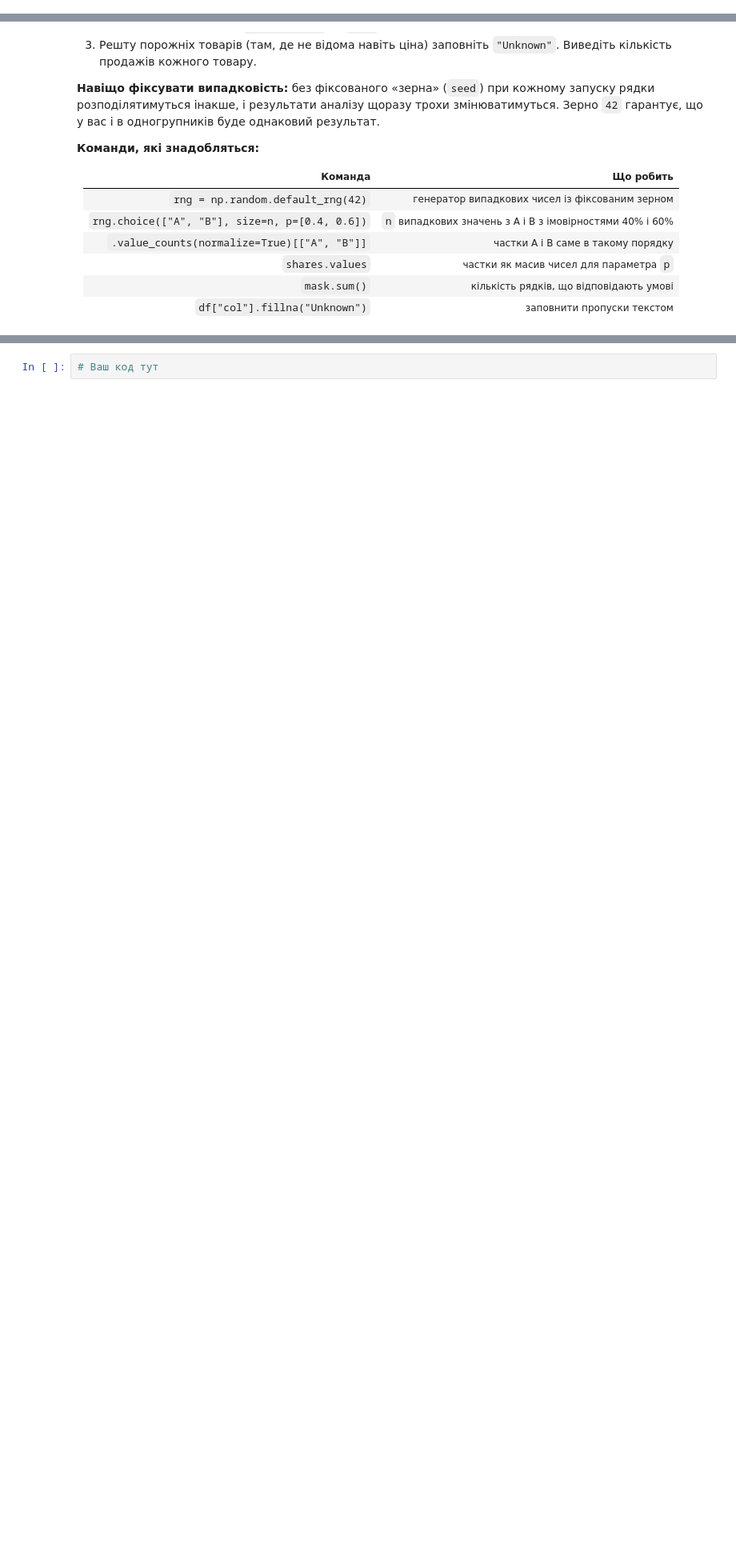
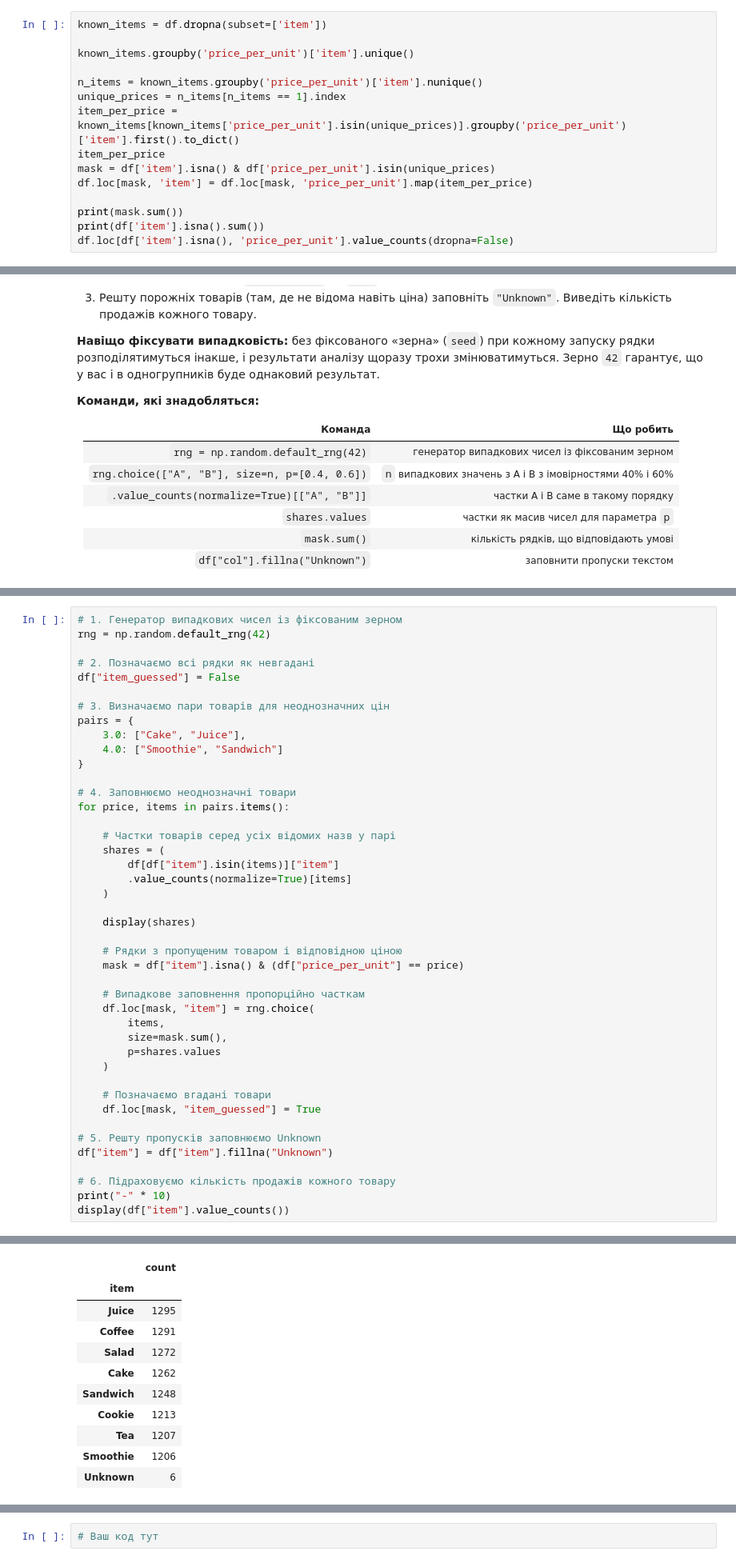
Before and after one commit to LiliiaKuchvara/Cafe-sales_DTA, a Jupyter notebook: Kopie_von_Pandas_lesson_34_03_11_26_training_project_cafe_sales.ipynb, the cells around one changed output, grey strips where cells are left out. Shown at 80% size. Cells and saved outputs as stored; diff of their text form; blank space fills up the shorter version.

```diff
--- a/Kopie_von_Pandas_lesson_34_03_11_26_training_project_cafe_sales.ipynb
+++ b/Kopie_von_Pandas_lesson_34_03_11_26_training_project_cafe_sales.ipynb
@@ -972,0 +518,15 @@ dtype: int64
+# %%
+known_items = df.dropna(subset=['item'])
+
+known_items.groupby('price_per_unit')['item'].unique()
+
+n_items = known_items.groupby('price_per_unit')['item'].nunique()
+unique_prices = n_items[n_items == 1].index
+item_per_price = known_items[known_items['price_per_unit'].isin(unique_prices)].groupby('price_per_unit')['item'].first().to_dict()
+item_per_price
+mask = df['item'].isna() & df['price_per_unit'].isin(unique_prices)
+df.loc[mask, 'item'] = df.loc[mask, 'price_per_unit'].map(item_per_price)
+
+print(mask.sum())
+print(df['item'].isna().sum())
+df.loc[df['item'].isna(), 'price_per_unit'].value_counts(dropna=False)
@@ -1258,0 +656,44 @@ print("Загальна кількість рядків:", len(df))
+# %%
+# 1. Генератор випадкових чисел із фіксованим зерном
+rng = np.random.default_rng(42)
+
+# 2. Позначаємо всі рядки як невгадані
+df["item_guessed"] = False
+
+# 3. Визначаємо пари товарів для неоднозначних цін
+pairs = {
+    3.0: ["Cake", "Juice"],
+    4.0: ["Smoothie", "Sandwich"]
+}
+
+# 4. Заповнюємо неоднозначні товари
+for price, items in pairs.items():
+
+    # Частки товарів серед усіх відомих назв у парі
+    shares = (
+        df[df["item"].isin(items)]["item"]
+        .value_counts(normalize=True)[items]
+    )
+
+    display(shares)
+
+    # Рядки з пропущеним товаром і відповідною ціною
+    mask = df["item"].isna() & (df["price_per_unit"] == price)
+
+    # Випадкове заповнення пропорційно часткам
+    df.loc[mask, "item"] = rng.choice(
+        items,
+        size=mask.sum(),
+        p=shares.values
+    )
+
+    # Позначаємо вгадані товари
+    df.loc[mask, "item_guessed"] = True
+
+# 5. Решту пропусків заповнюємо Unknown
+df["item"] = df["item"].fillna("Unknown")
+
+# 6. Підраховуємо кількість продажів кожного товару
+print("-" * 10)
+display(df["item"].value_counts())
+# %% [output]
@@ -1258,0 +711,11 @@ print("Загальна кількість рядків:", len(df))
+|  | count |
+| item |  |
+| Juice | 1295 |
+| Coffee | 1291 |
+| Salad | 1272 |
+| Cake | 1262 |
+| Sandwich | 1248 |
+| Cookie | 1213 |
+| Tea | 1207 |
+| Smoothie | 1206 |
+| Unknown | 6 |
```
Also changed, not shown: parts of 26 cells of this notebook.
